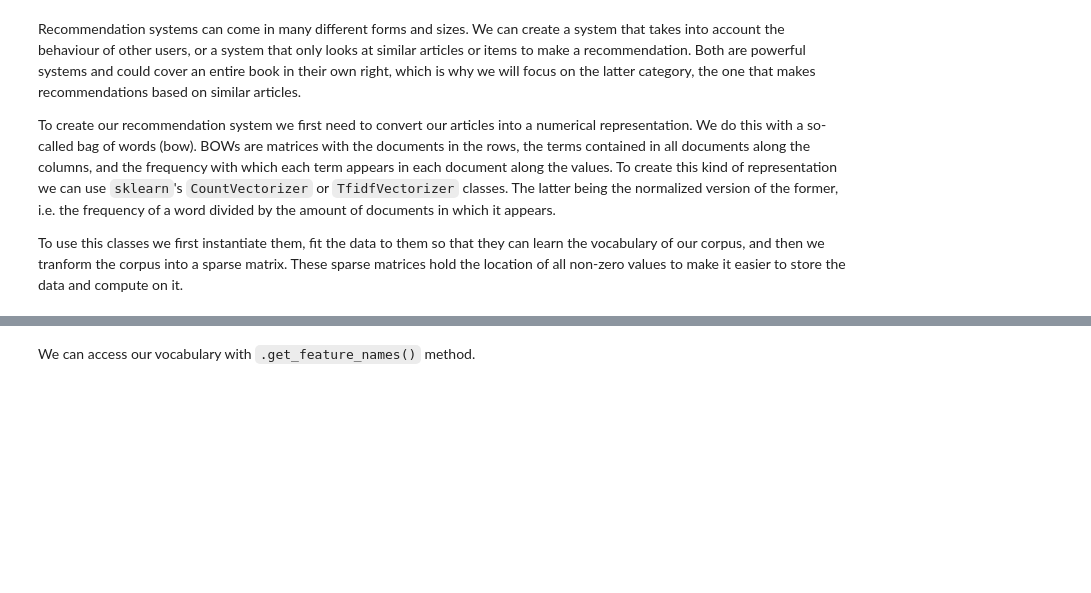
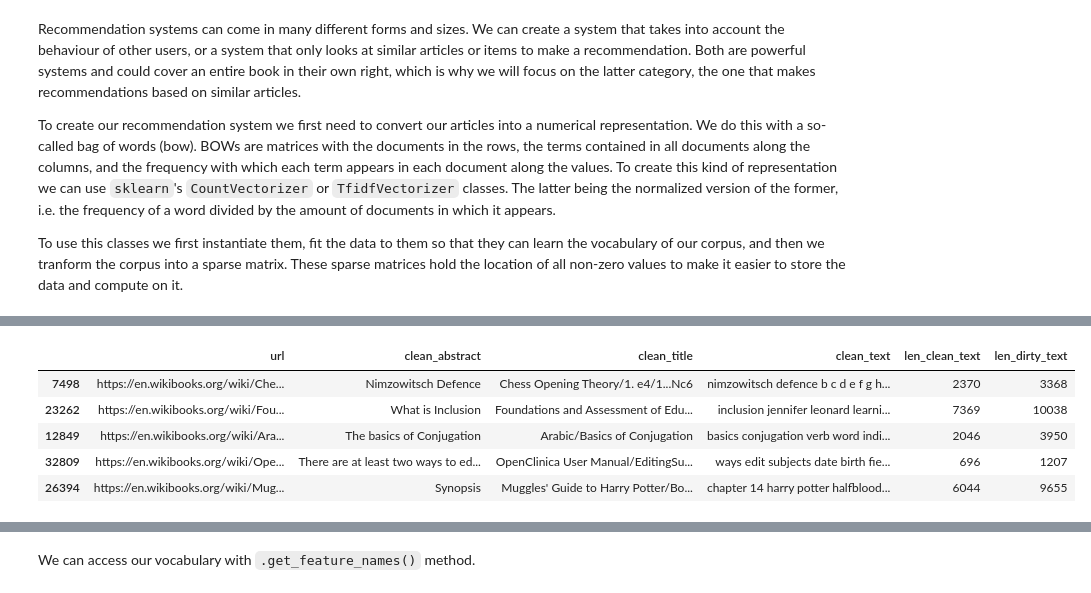
Before and after one commit to ramonpzg/vector, a Jupyter notebook: vector_ai.ipynb, the cells around one changed output, grey strips where cells are left out. Cells and saved outputs as stored; diff of their text form; code cells hidden in the pictures; blank space fills up the shorter version.

```diff
--- a/vector_ai.ipynb
+++ b/vector_ai.ipynb
@@ -249,9 +446,10 @@ To use this classes we first instantiate them, fit the data to them so that they
 %%time
 
 # if you would rather work with a sample of the dataset to see how it works, use the following one
-small_df = df.sample(5_000).copy()
+small_df = df.sample(15_000).copy()
 
 # otherwise, use this one
 # small_df = df
 
 small_df.head()
+# %% [output]
@@ -258,3 +458,9 @@ small_df.head()
+|  | url | clean_abstract | clean_title | clean_text | len_clean_text | len_dirty_text |
+| 7498 | https://en.wikibooks.org/wiki/Che... | Nimzowitsch Defence | Chess Opening Theory/1. e4/1...Nc6 | nimzowitsch defence b c d e f g h... | 2370 | 3368 |
+| 23262 | https://en.wikibooks.org/wiki/Fou... | What is Inclusion | Foundations and Assessment of Edu... | inclusion jennifer leonard learni... | 7369 | 10038 |
+| 12849 | https://en.wikibooks.org/wiki/Ara... | The basics of Conjugation | Arabic/Basics of Conjugation | basics conjugation verb word indi... | 2046 | 3950 |
+| 32809 | https://en.wikibooks.org/wiki/Ope... | There are at least two ways to ed... | OpenClinica User Manual/EditingSu... | ways edit subjects date birth fie... | 696 | 1207 |
+| 26394 | https://en.wikibooks.org/wiki/Mug... | Synopsis | Muggles' Guide to Harry Potter/Bo... | chapter 14 harry potter halfblood... | 6044 | 9655 |
 # %%
 %%time
 
```
Also changed, not shown: parts of 47 cells of this notebook.
